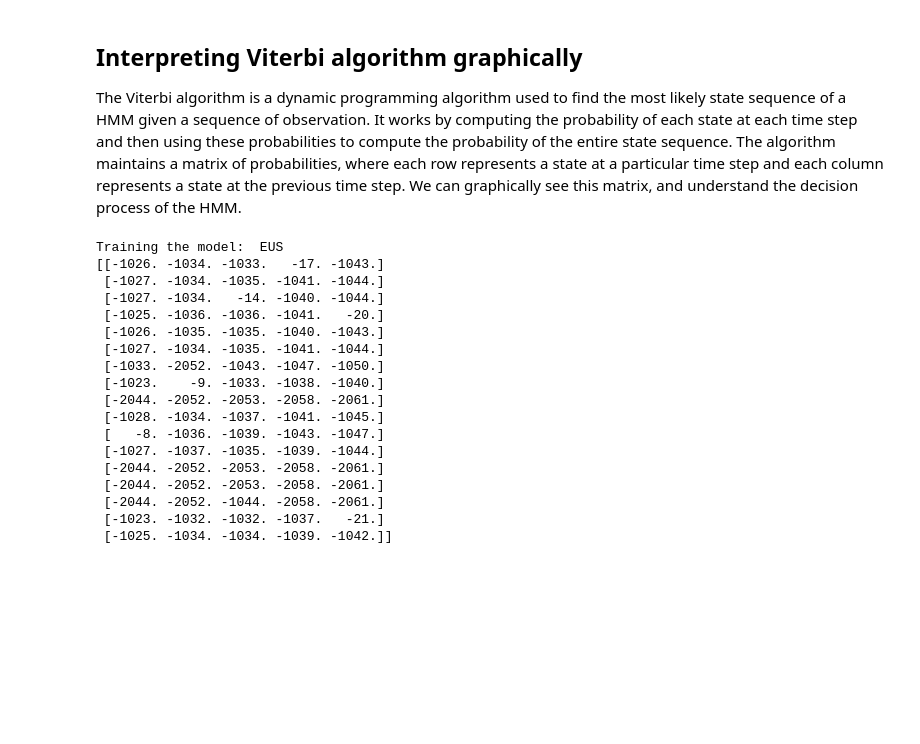
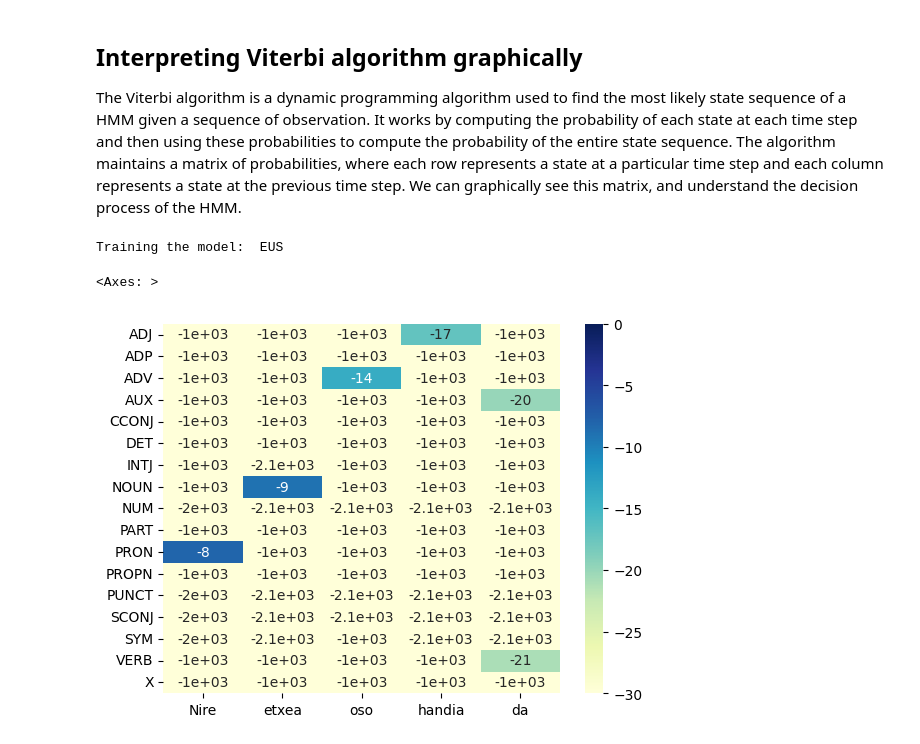
Before and after one commit to ignacioct/SytaxPoSProject, a Jupyter notebook: PoS_tagger.ipynb, the cells around one changed output. Drawn from its saved outputs; the diff is of its cells as text; code cells hidden in the pictures; blank space fills up the shorter version.

```diff
--- a/PoS_tagger.ipynb
+++ b/PoS_tagger.ipynb
@@ -86,34 +86,19 @@ The Viterbi algorithm is a dynamic programming algorithm used to find the most l
 # %%
 basque_hmm = HMM("EUS")
 
 print("Training the model: ", basque_hmm.name)
 basque_hmm.train("UD_Basque-BDT/eu_bdt-ud-train.conllu")
 
 basque_sentence = "Nire etxea oso handia da"
 viterbi = basque_hmm.pos_get_viterbi(basque_sentence)
 max_value = np.max(viterbi[:, -1])
 
-df = pd.DataFrame(viterbi, columns=spanish_sentence.split(), index=spanish_hmm.tags)
+df = pd.DataFrame(viterbi, columns=basque_sentence.split(), index=basque_hmm.tags)
 sns.heatmap(df, annot=True, cmap="YlGnBu", vmin=max_value*1.5, vmax=0)
 # %% [output]
 Training the model:  EUS
-[[-1026. -1034. -1033.   -17. -1043.]
- [-1027. -1034. -1035. -1041. -1044.]
- [-1027. -1034.   -14. -1040. -1044.]
- [-1025. -1036. -1036. -1041.   -20.]
- [-1026. -1035. -1035. -1040. -1043.]
- [-1027. -1034. -1035. -1041. -1044.]
- [-1033. -2052. -1043. -1047. -1050.]
- [-1023.    -9. -1033. -1038. -1040.]
- [-2044. -2052. -2053. -2058. -2061.]
- [-1028. -1034. -1037. -1041. -1045.]
- [   -8. -1036. -1039. -1043. -1047.]
- [-1027. -1037. -1035. -1039. -1044.]
- [-2044. -2052. -2053. -2058. -2061.]
- [-2044. -2052. -2053. -2058. -2061.]
- [-2044. -2052. -1044. -2058. -2061.]
- [-1023. -1032. -1032. -1037.   -21.]
- [-1025. -1034. -1034. -1039. -1042.]]
+<Axes: >
+[figure, added]
 # %%
 spanish_hmm = HMM("ESP")
 
```
Also changed, not shown: parts of 4 cells of this notebook.
